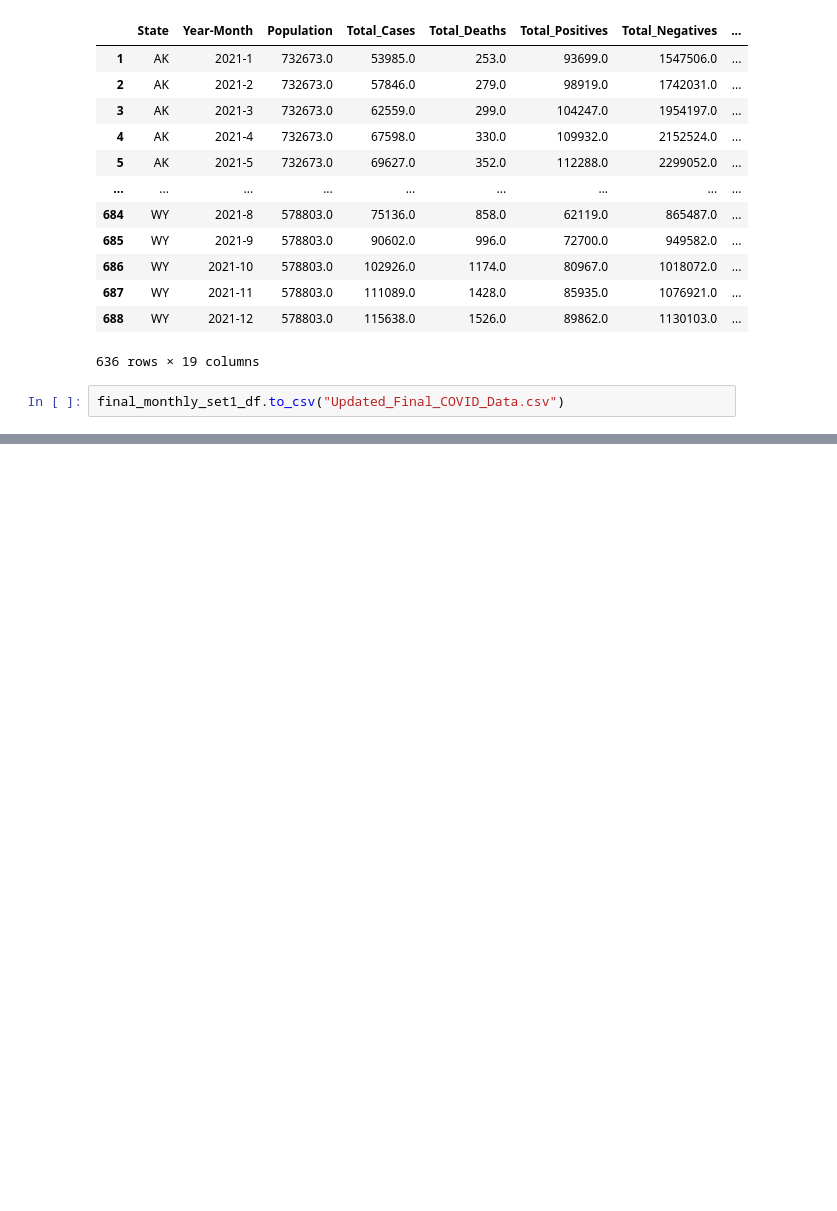
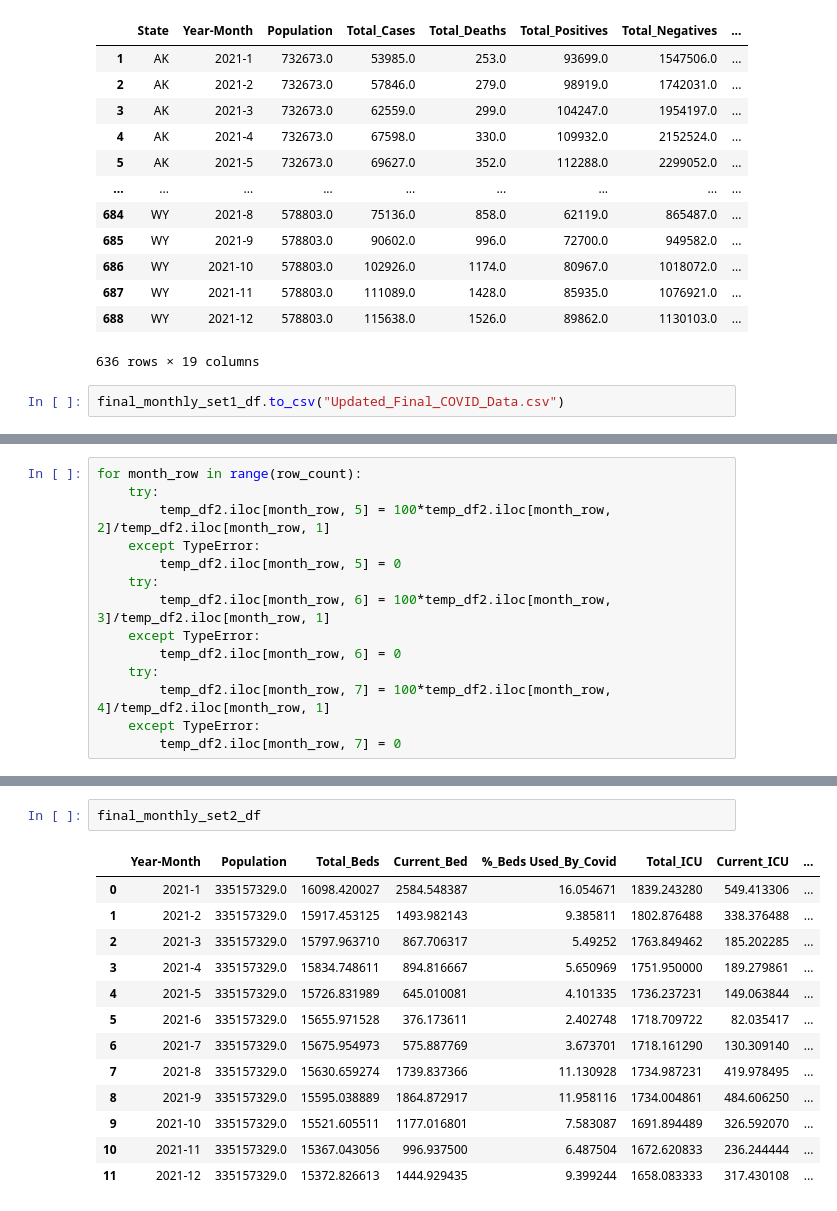
Before and after one commit to tracypoon/Group_3_Project, a Jupyter notebook: Tom/Covid Data Analysis v2.ipynb, the cells around one changed output, grey strips where cells are left out. Saved outputs shown, nothing was run; the diff lists cells and outputs as text; blank space fills up the shorter version.

```diff
--- a/Tom/Covid Data Analysis v2.ipynb
+++ b/Tom/Covid Data Analysis v2.ipynb
@@ -249,0 +403,14 @@ final_monthly_set1_df.to_csv("Updated_Final_COVID_Data.csv")
+# %%
+for month_row in range(row_count):
+    try:
+        temp_df2.iloc[month_row, 5] = 100*temp_df2.iloc[month_row, 2]/temp_df2.iloc[month_row, 1]
+    except TypeError:
+        temp_df2.iloc[month_row, 5] = 0
+    try:
+        temp_df2.iloc[month_row, 6] = 100*temp_df2.iloc[month_row, 3]/temp_df2.iloc[month_row, 1]
+    except TypeError:
+        temp_df2.iloc[month_row, 6] = 0
+    try:
+        temp_df2.iloc[month_row, 7] = 100*temp_df2.iloc[month_row, 4]/temp_df2.iloc[month_row, 1]
+    except TypeError:
+        temp_df2.iloc[month_row, 7] = 0
@@ -249,0 +442,16 @@ final_monthly_set1_df.to_csv("Updated_Final_COVID_Data.csv")
+# %%
+final_monthly_set2_df
+# %% [output]
+|  | Year-Month | Population | Total_Beds | Current_Bed | %_Beds Used_By_Covid | Total_ICU | Current_ICU | ... |
+| 0 | 2021-1 | 335157329.0 | 16098.420027 | 2584.548387 | 16.054671 | 1839.243280 | 549.413306 | ... |
+| 1 | 2021-2 | 335157329.0 | 15917.453125 | 1493.982143 | 9.385811 | 1802.876488 | 338.376488 | ... |
+| 2 | 2021-3 | 335157329.0 | 15797.963710 | 867.706317 | 5.49252 | 1763.849462 | 185.202285 | ... |
+| 3 | 2021-4 | 335157329.0 | 15834.748611 | 894.816667 | 5.650969 | 1751.950000 | 189.279861 | ... |
+| 4 | 2021-5 | 335157329.0 | 15726.831989 | 645.010081 | 4.101335 | 1736.237231 | 149.063844 | ... |
+| 5 | 2021-6 | 335157329.0 | 15655.971528 | 376.173611 | 2.402748 | 1718.709722 | 82.035417 | ... |
+| 6 | 2021-7 | 335157329.0 | 15675.954973 | 575.887769 | 3.673701 | 1718.161290 | 130.309140 | ... |
+| 7 | 2021-8 | 335157329.0 | 15630.659274 | 1739.837366 | 11.130928 | 1734.987231 | 419.978495 | ... |
+| 8 | 2021-9 | 335157329.0 | 15595.038889 | 1864.872917 | 11.958116 | 1734.004861 | 484.606250 | ... |
+| 9 | 2021-10 | 335157329.0 | 15521.605511 | 1177.016801 | 7.583087 | 1691.894489 | 326.592070 | ... |
+| 10 | 2021-11 | 335157329.0 | 15367.043056 | 996.937500 | 6.487504 | 1672.620833 | 236.244444 | ... |
+| 11 | 2021-12 | 335157329.0 | 15372.826613 | 1444.929435 | 9.399244 | 1658.083333 | 317.430108 | ... |
```
Also changed, not shown: parts of 22 cells of this notebook, 2 other files.
